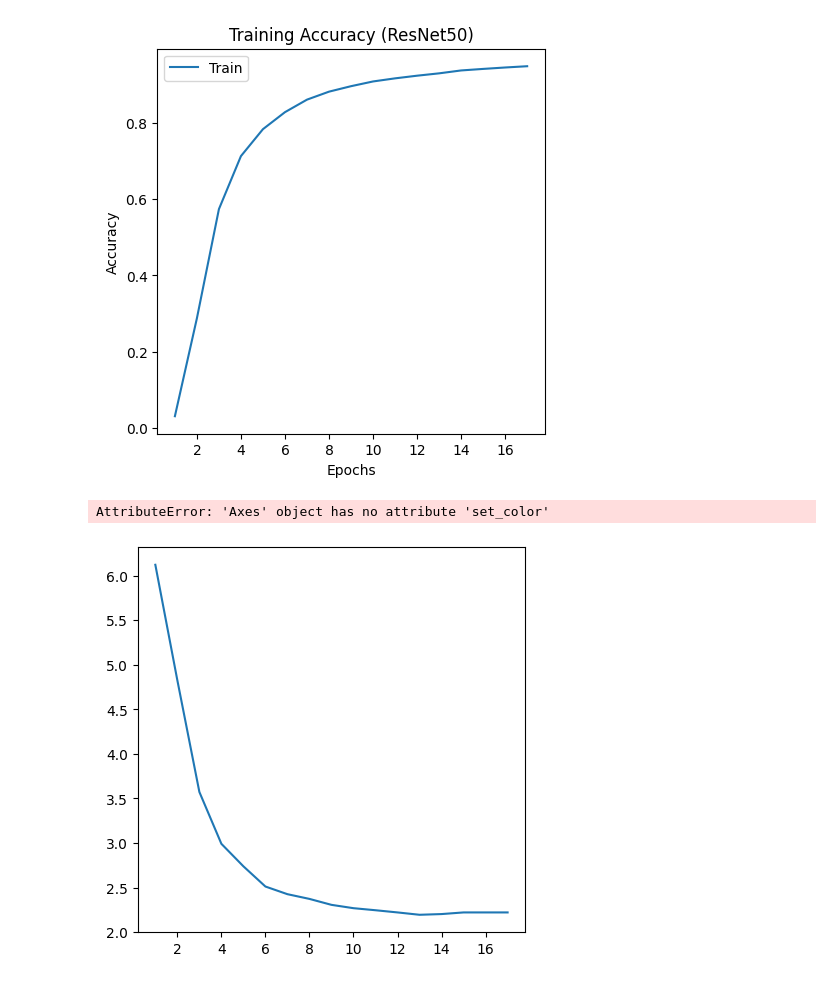
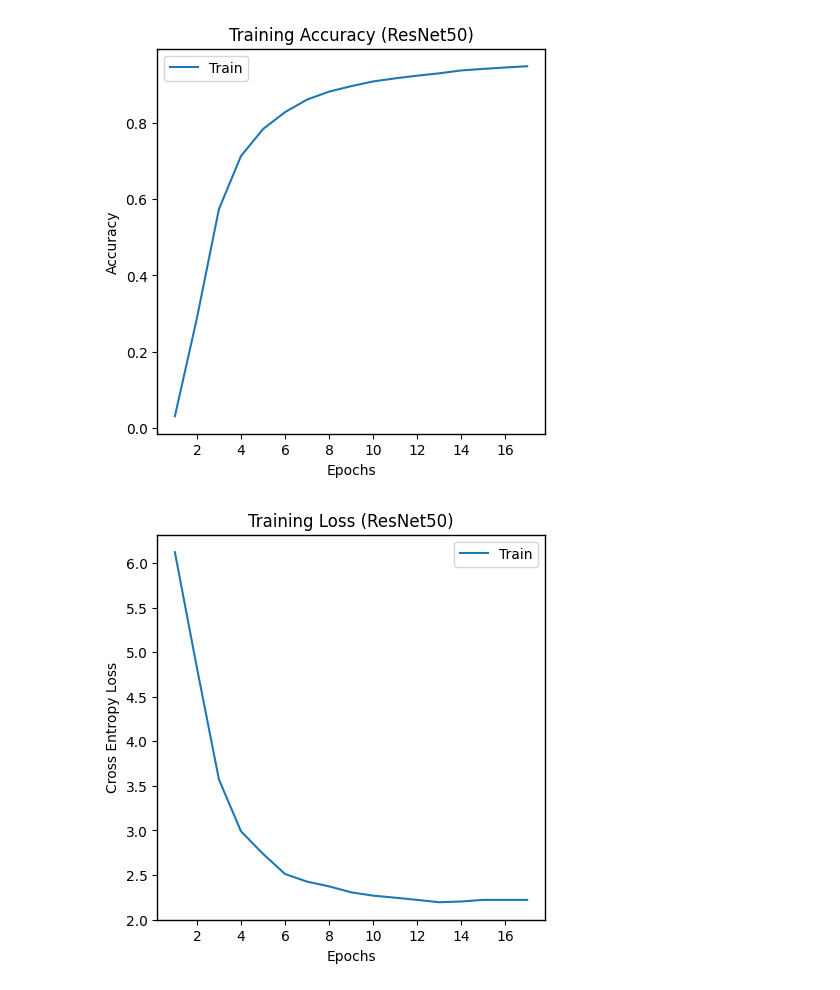
Before and after one commit to yewentai/Bird-525-Species-Classification, a Jupyter notebook: plot_result.ipynb, the cells around one changed output. Drawn from its saved outputs; the diff is of its cells as text; code cells hidden in the pictures.

```diff
--- a/plot_result.ipynb
+++ b/plot_result.ipynb
@@ -29,22 +33,25 @@ plt.show()
 # %%
 epochs = np.arange(1, 18)
 cross_entropy_loss = [6.120931148529053, 4.825237274169922, 3.5727977752685547, 2.9912068843841553, 2.7387804985046387, 2.512110948562622, 2.426212787628174, 2.3732409477233887, 2.3066115379333496, 2.2691650390625, 2.246136426925659, 2.2215774059295654, 2.1952476501464844, 2.20322585105896, 2.2215774059295654, 2.2215774059295654, 2.2215774059295654]
 
 figure = plt.figure(figsize=(5, 5), facecolor='none')
 plt.plot(epochs, cross_entropy_loss, label='Train')
 
 ax = plt.gca()
 ax.spines['top'].set_color('black')
 ax.spines['right'].set_color('black')
 ax.spines['left'].set_color('black')
 ax.spines['bottom'].set_color('black')
+ax.spines['bottom'].set_linewidth(1)
+ax.spines['left'].set_linewidth(1)
+ax.spines['top'].set_linewidth(1)
+ax.spines['right'].set_linewidth(1)
 
 plt.title('Training Loss (ResNet50)')
 plt.xlabel('Epochs')
 plt.ylabel('Cross Entropy Loss')
 plt.legend()
 plt.show()
 figure.savefig('./figures/train_loss.png', dpi=300, transparent=True)
 # %% [output]
-AttributeError: 'Axes' object has no attribute 'set_color'
-[figure, old version]
+[figure, new version]
```
Also changed, not shown: parts of 1 cell of this notebook, 2 other files.
